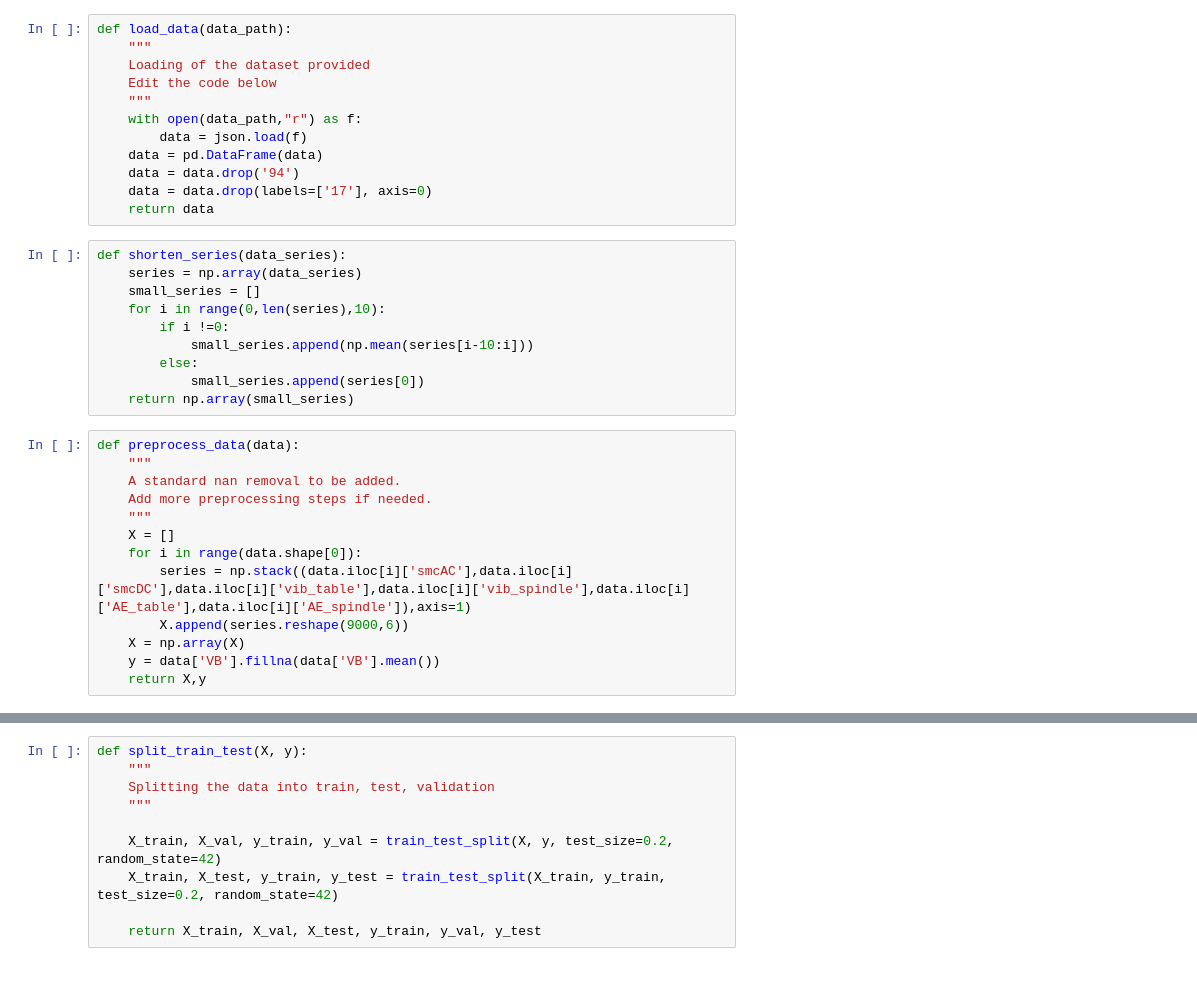
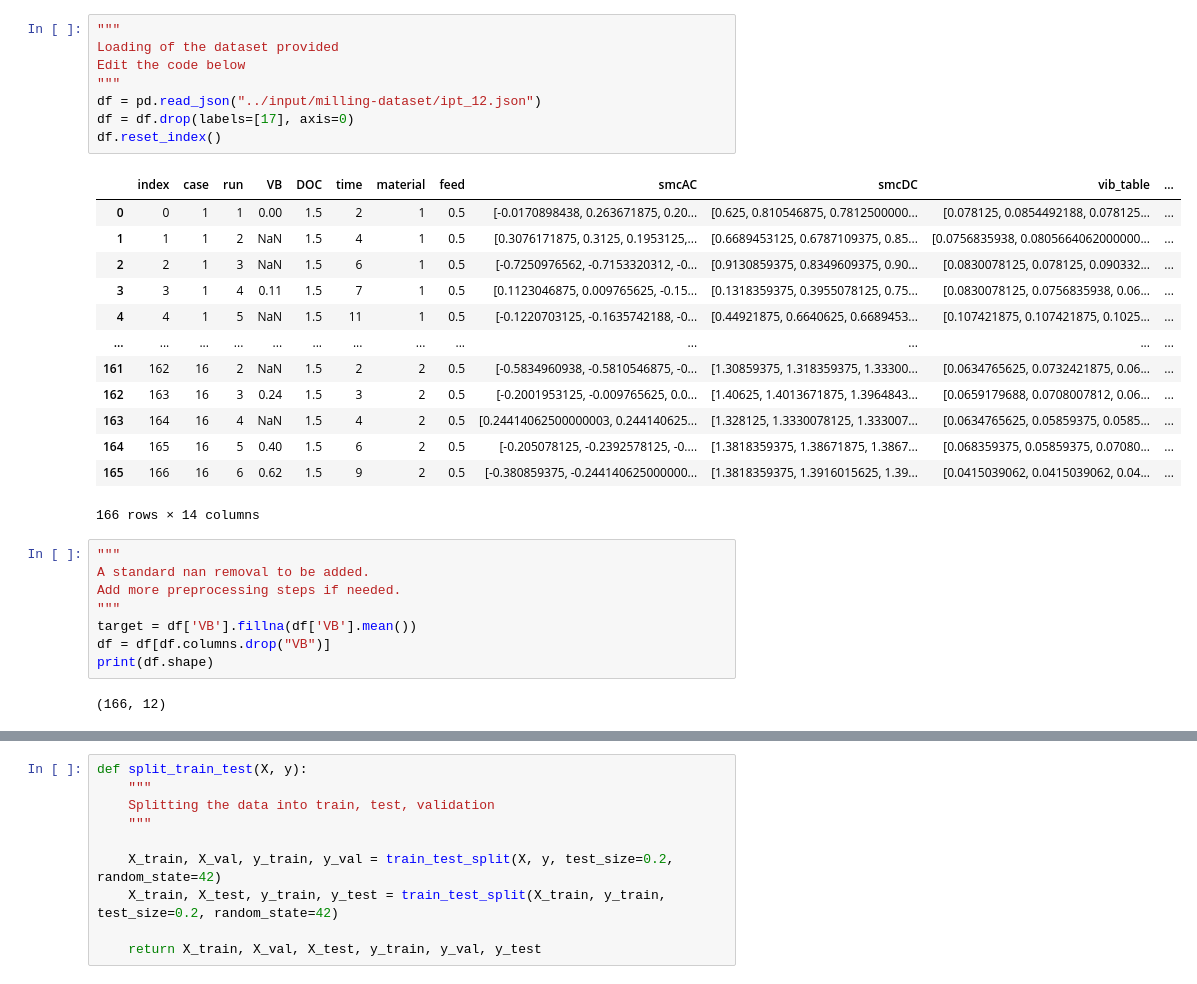
Before and after one commit to kumbhareravish/ICNAP, a Jupyter notebook: aux-code-bonus.ipynb, the cells around one changed output, grey strips where cells are left out. Cells and saved outputs as stored; diff of their text form.

```diff
--- a/aux-code-bonus.ipynb
+++ b/aux-code-bonus.ipynb
@@ -19,35 +16,32 @@ from sklearn.model_selection import train_test_split
 # %%
-def load_data(data_path):
-    """
-    Loading of the dataset provided
-    Edit the code below
-    """
-    with open(data_path,"r") as f:
-        data = json.load(f)
-    data = pd.DataFrame(data)
-    data = data.drop('94')
-    data = data.drop(labels=['17'], axis=0)
-    return data
+"""
+Loading of the dataset provided
+Edit the code below
+"""
+df = pd.read_json("../input/milling-dataset/ipt_12.json")
+df = df.drop(labels=[17], axis=0)
+df.reset_index()
+# %% [output]
+|  | index | case | run | VB | DOC | time | material | feed | smcAC | smcDC | vib_table | ... |
+| 0 | 0 | 1 | 1 | 0.00 | 1.5 | 2 | 1 | 0.5 | [-0.0170898438, 0.263671875, 0.20... | [0.625, 0.810546875, 0.7812500000... | [0.078125, 0.0854492188, 0.078125... | ... |
+| 1 | 1 | 1 | 2 | NaN | 1.5 | 4 | 1 | 0.5 | [0.3076171875, 0.3125, 0.1953125,... | [0.6689453125, 0.6787109375, 0.85... | [0.0756835938, 0.0805664062000000... | ... |
+| 2 | 2 | 1 | 3 | NaN | 1.5 | 6 | 1 | 0.5 | [-0.7250976562, -0.7153320312, -0... | [0.9130859375, 0.8349609375, 0.90... | [0.0830078125, 0.078125, 0.090332... | ... |
+| 3 | 3 | 1 | 4 | 0.11 | 1.5 | 7 | 1 | 0.5 | [0.1123046875, 0.009765625, -0.15... | [0.1318359375, 0.3955078125, 0.75... | [0.0830078125, 0.0756835938, 0.06... | ... |
+| 4 | 4 | 1 | 5 | NaN | 1.5 | 11 | 1 | 0.5 | [-0.1220703125, -0.1635742188, -0... | [0.44921875, 0.6640625, 0.6689453... | [0.107421875, 0.107421875, 0.1025... | ... |
+| ... | ... | ... | ... | ... | ... | ... | ... | ... | ... | ... | ... | ... |
+| 161 | 162 | 16 | 2 | NaN | 1.5 | 2 | 2 | 0.5 | [-0.5834960938, -0.5810546875, -0... | [1.30859375, 1.318359375, 1.33300... | [0.0634765625, 0.0732421875, 0.06... | ... |
+| 162 | 163 | 16 | 3 | 0.24 | 1.5 | 3 | 2 | 0.5 | [-0.2001953125, -0.009765625, 0.0... | [1.40625, 1.4013671875, 1.3964843... | [0.0659179688, 0.0708007812, 0.06... | ... |
+| 163 | 164 | 16 | 4 | NaN | 1.5 | 4 | 2 | 0.5 | [0.24414062500000003, 0.244140625... | [1.328125, 1.3330078125, 1.333007... | [0.0634765625, 0.05859375, 0.0585... | ... |
+| 164 | 165 | 16 | 5 | 0.40 | 1.5 | 6 | 2 | 0.5 | [-0.205078125, -0.2392578125, -0.... | [1.3818359375, 1.38671875, 1.3867... | [0.068359375, 0.05859375, 0.07080... | ... |
+| 165 | 166 | 16 | 6 | 0.62 | 1.5 | 9 | 2 | 0.5 | [-0.380859375, -0.244140625000000... | [1.3818359375, 1.3916015625, 1.39... | [0.0415039062, 0.0415039062, 0.04... | ... |
+166 rows × 14 columns
-# %%
-def shorten_series(data_series):
-    series = np.array(data_series)
-    small_series = []
-    for i in range(0,len(series),10):
-        if i !=0:
-            small_series.append(np.mean(series[i-10:i]))
-        else:
-            small_series.append(series[0])
-    return np.array(small_series)
-# %%
-def preprocess_data(data):
-    """
-    A standard nan removal to be added.
-    Add more preprocessing steps if needed.
-    """
-    X = []
-    for i in range(data.shape[0]):
-        series = np.stack((data.iloc[i]['smcAC'],data.iloc[i]['smcDC'],data.iloc[i]['vib_table'],data.iloc[i]['vib_spindle'],data.iloc[i]['AE_table'],data.iloc[i]['AE_spindle']),axis=1)
-        X.append(series.reshape(9000,6))
-    X = np.array(X)
-    y = data['VB'].fillna(data['VB'].mean())
-    return X,y
+# %%
+"""
+A standard nan removal to be added.
+Add more preprocessing steps if needed.
+"""
+target = df['VB'].fillna(df['VB'].mean())
+df = df[df.columns.drop("VB")]
+print(df.shape)
+# %% [output]
+(166, 12)
```
Also changed, not shown: parts of 15 cells of this notebook.
